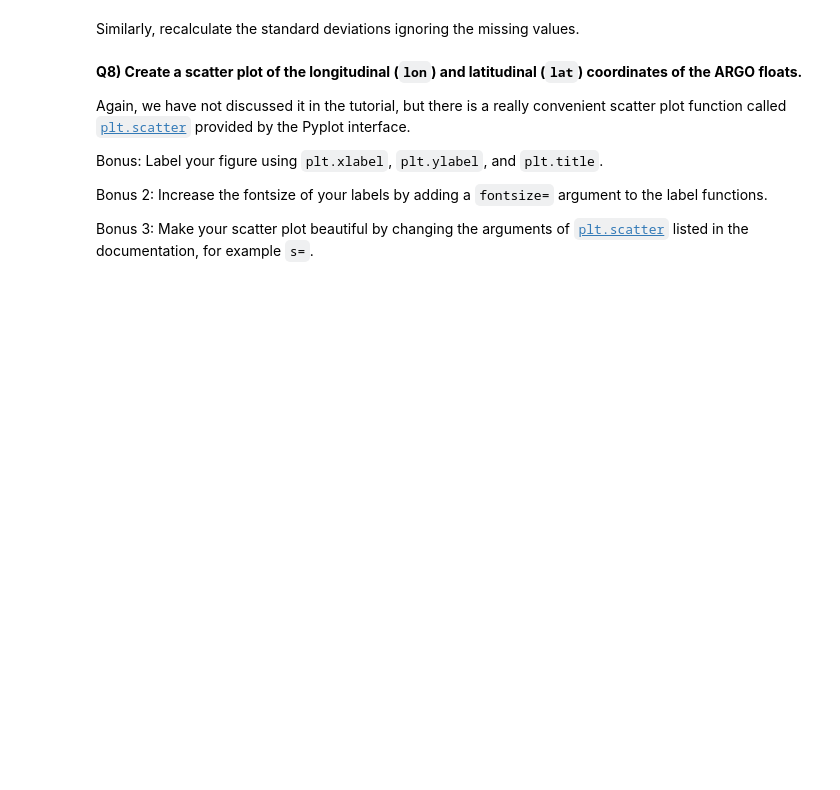
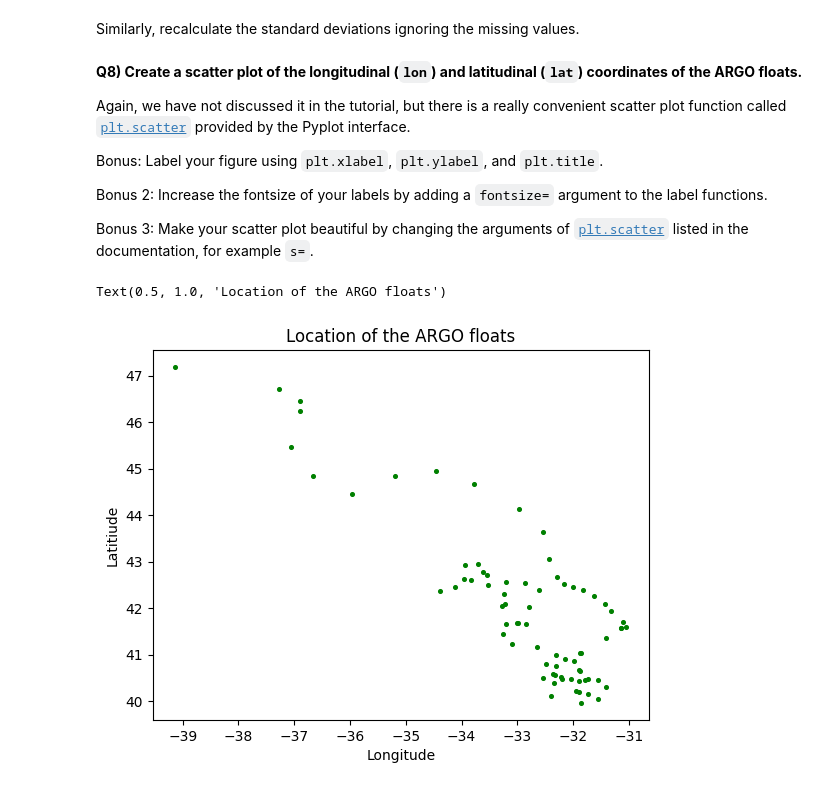
Before and after one commit to quentin02noel/2025_Intro_Python, a Jupyter notebook: notebook/W2_S1.ipynb, the cells around one changed output. Cells and saved outputs as stored; diff of their text form; code cells hidden in the pictures; blank space fills up the shorter version.

```diff
--- a/notebook/W2_S1.ipynb
+++ b/notebook/W2_S1.ipynb
@@ -511,0 +512,8 @@ ___ # More fancy bonuses
+# %%
+plt.scatter(lon,lat, c='g',s=7)
+plt.xlabel('Longitude')
+plt.ylabel('Latitiude')
+plt.title('Location of the ARGO floats')# Fancy bonuses
+# %% [output]
+Text(0.5, 1.0, 'Location of the ARGO floats')
+[figure, added]
```
Also changed, not shown: parts of 3 cells of this notebook.
